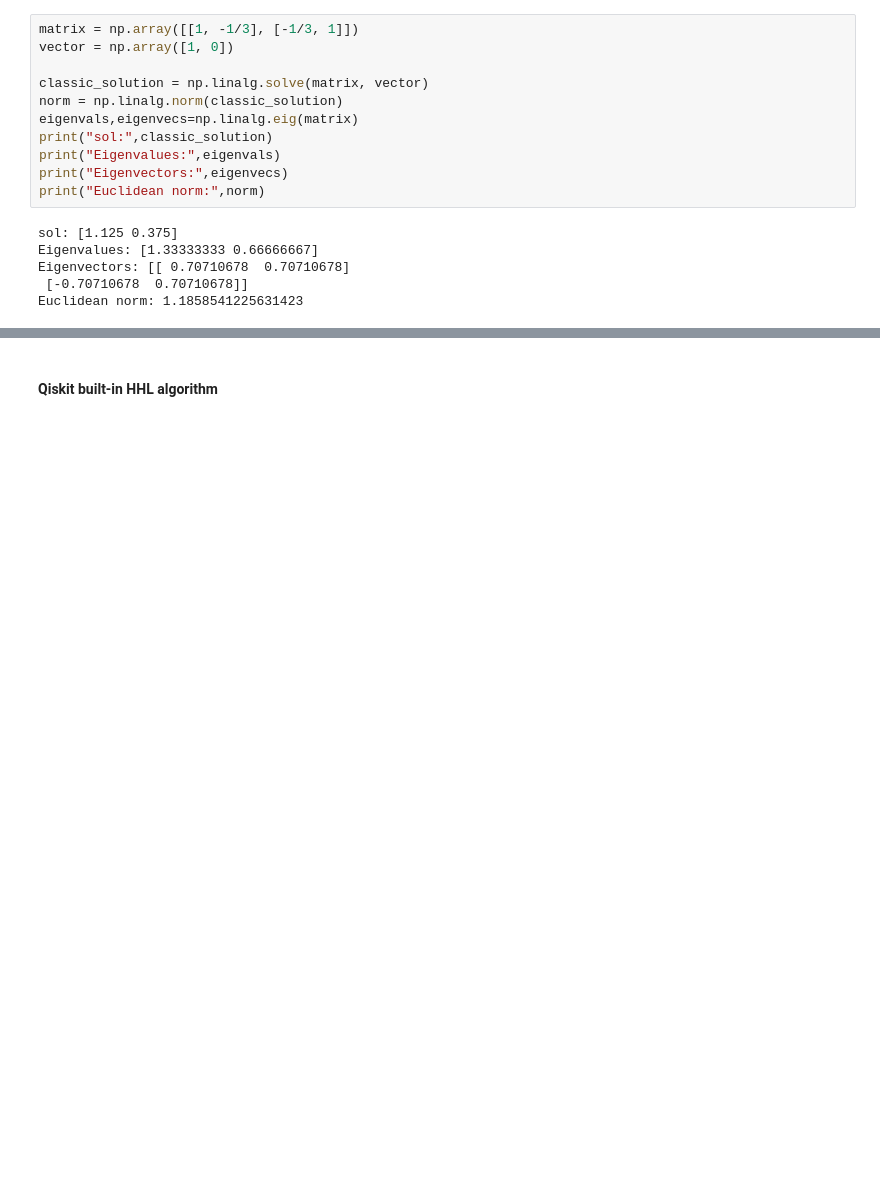
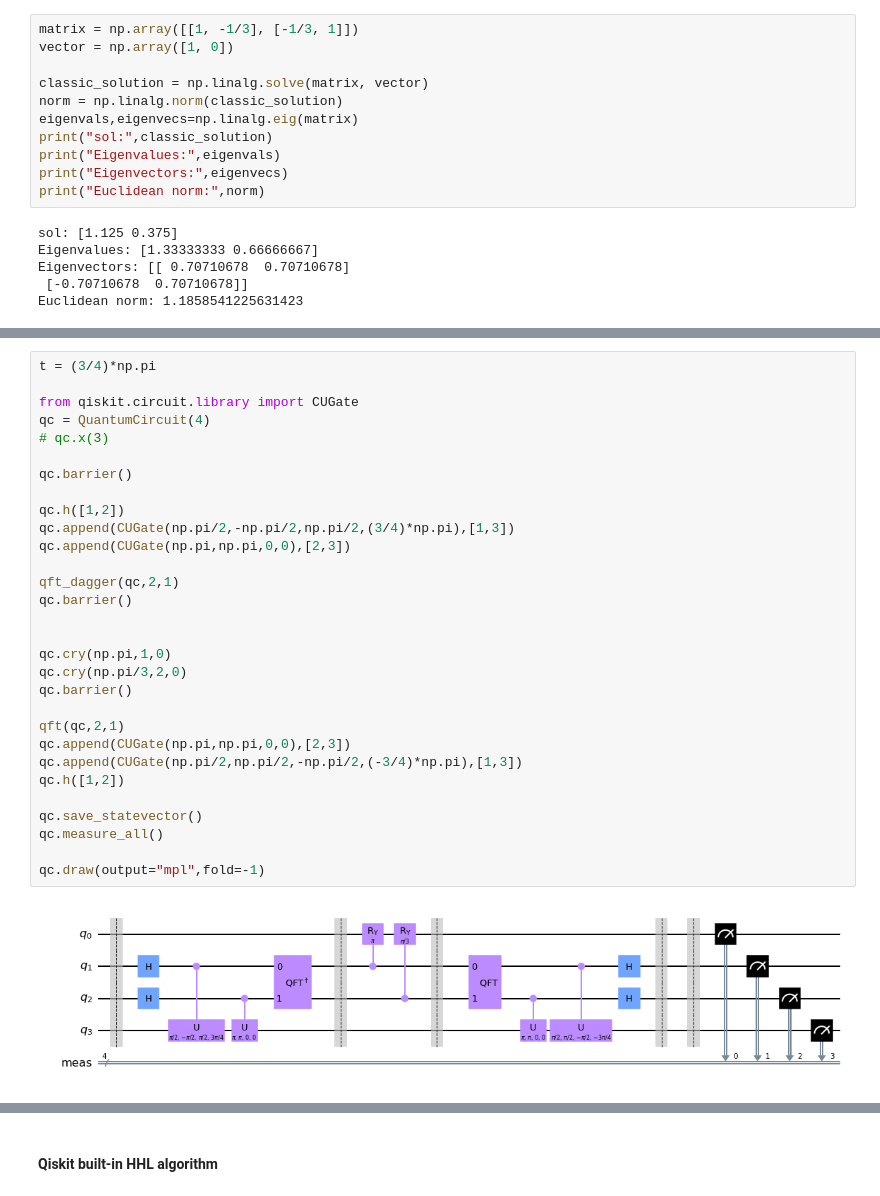
Before and after one commit to doggydoggy0101/Quantum_algorithms, a Jupyter notebook: Harrow_Hassidim_Lloyd.ipynb, the cells around one changed output, grey strips where cells are left out. Saved outputs shown, nothing was run; the diff lists cells and outputs as text; blank space fills up the shorter version.

```diff
--- a/Harrow_Hassidim_Lloyd.ipynb
+++ b/Harrow_Hassidim_Lloyd.ipynb
@@ -115,0 +115,32 @@ solution: [1.125 0.375]
+# %%
+t = (3/4)*np.pi
+
+from qiskit.circuit.library import CUGate
+qc = QuantumCircuit(4)
+# qc.x(3)
+
+qc.barrier()
+
+qc.h([1,2])
+qc.append(CUGate(np.pi/2,-np.pi/2,np.pi/2,(3/4)*np.pi),[1,3])
+qc.append(CUGate(np.pi,np.pi,0,0),[2,3])
+
+qft_dagger(qc,2,1)
+qc.barrier()
+
+
+qc.cry(np.pi,1,0)
+qc.cry(np.pi/3,2,0)
+qc.barrier()
+
+qft(qc,2,1)
+qc.append(CUGate(np.pi,np.pi,0,0),[2,3])
+qc.append(CUGate(np.pi/2,np.pi/2,-np.pi/2,(-3/4)*np.pi),[1,3])
+qc.h([1,2])
+
+qc.save_statevector()
+qc.measure_all()
+
+qc.draw(output="mpl",fold=-1)
+# %% [output]
+[figure, added]
```
Also changed, not shown: parts of 7 cells of this notebook.
